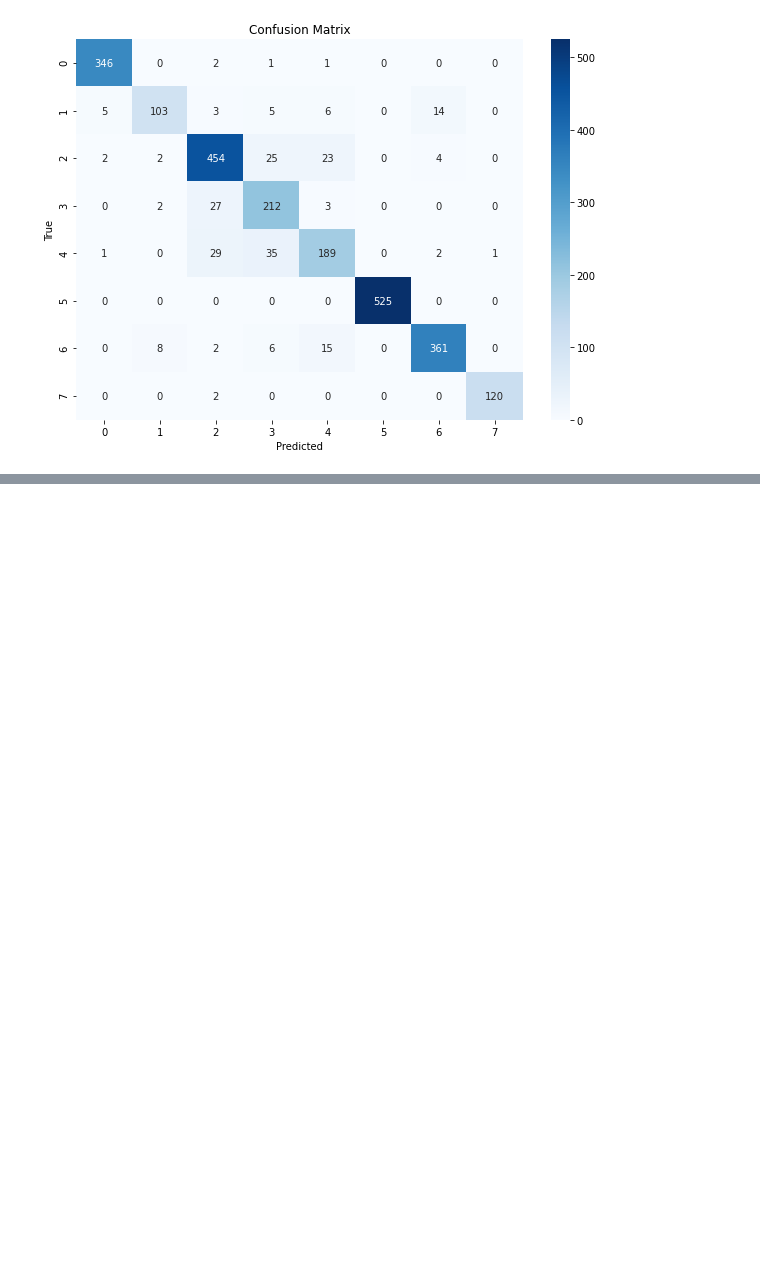
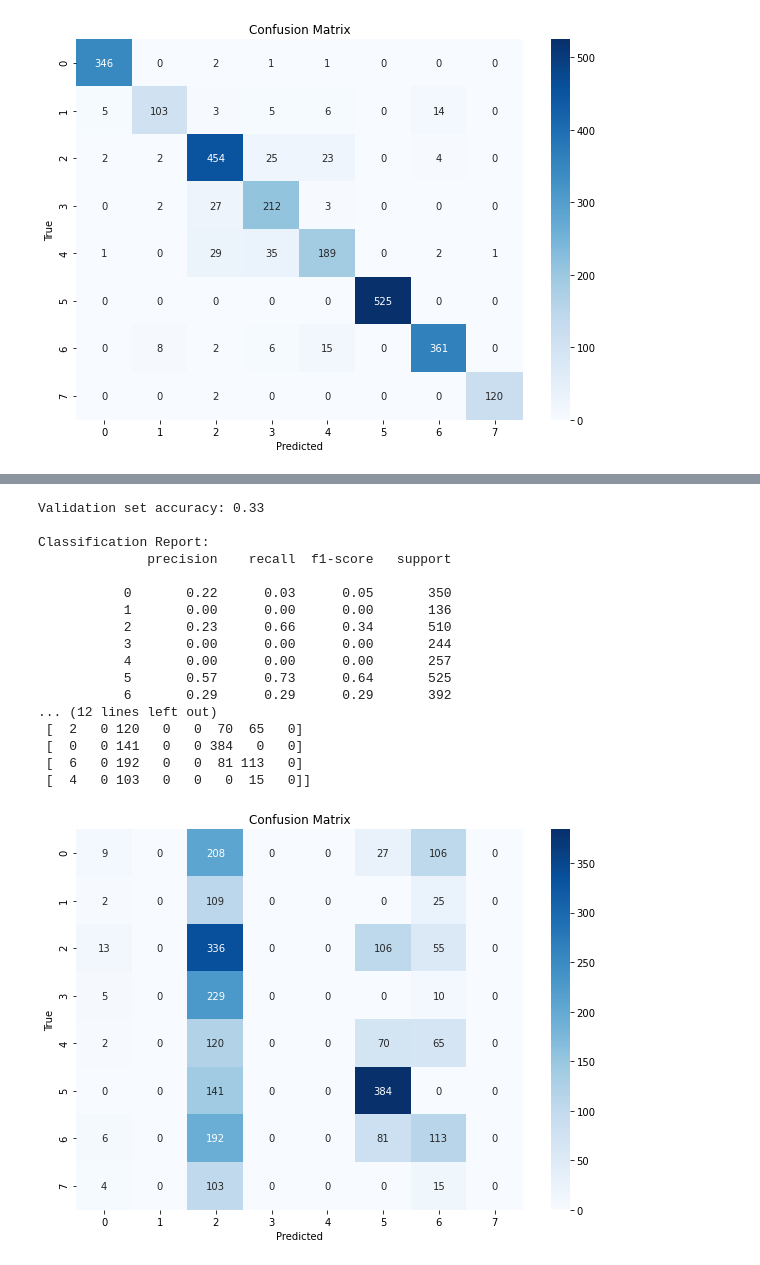
Before and after one commit to Wesleyvdhorst/MLQS_g67, a Jupyter notebook: Own Code/DecisionTree first try.ipynb, the cells around one changed output, grey strips where cells are left out. Saved outputs shown, nothing was run; the diff lists cells and outputs as text; code cells hidden in the pictures; blank space fills up the shorter version.

```diff
--- a/Own Code/DecisionTree first try.ipynb
+++ b/Own Code/DecisionTree first try.ipynb
@@ -121,0 +258,65 @@ Classification Report:
+# %%
+import pandas as pd
+from sklearn.svm import SVC
+from sklearn.metrics import accuracy_score, classification_report, confusion_matrix
+import matplotlib.pyplot as plt
+import seaborn as sns
+
+# Load the datasets
+train_data = pd.read_csv('Sets/train_data.csv')
+val_data = pd.read_csv('Sets/val_data.csv')
+
+# Separate features and labels
+X_train = train_data.drop(columns=['label'])
+y_train = train_data['label']
+X_val = val_data.drop(columns=['label'])
+y_val = val_data['label']
+
+# Initialize the SVM classifier
+svm_classifier = SVC(kernel='rbf', random_state=42)
+
+# Train the SVM classifier on the original training data
+svm_classifier.fit(X_train, y_train)
+
+# Predict the labels for the original validation set
+val_predicted_labels = svm_classifier.predict(X_val)
+
+# Evaluate the accuracy of the model
+accuracy = accuracy_score(y_val, val_predicted_labels)
+print(f'Validation set accuracy: {accuracy:.2f}')
+
+# Print classification report
+print("\nClassification Report:")
+print(classification_report(y_val, val_predicted_labels))
+
+# Print confusion matrix
+conf_matrix = confusion_matrix(y_val, val_predicted_labels)
+print("\nConfusion Matrix:")
+print(conf_matrix)
+
+# Plot the confusion matrix
+plt.figure(figsize=(10, 7))
+sns.heatmap(conf_matrix, annot=True, fmt='d', cmap='Blues', xticklabels=sorted(y_train.unique()), yticklabels=sorted(y_train.unique()))
+plt.xlabel('Predicted')
+plt.ylabel('True')
+plt.title('Confusion Matrix')
+plt.show()
+# %% [output]
+Validation set accuracy: 0.33
+
+Classification Report:
+              precision    recall  f1-score   support
+
+           0       0.22      0.03      0.05       350
+           1       0.00      0.00      0.00       136
+           2       0.23      0.66      0.34       510
+           3       0.00      0.00      0.00       244
+           4       0.00      0.00      0.00       257
+           5       0.57      0.73      0.64       525
+           6       0.29      0.29      0.29       392
+... (12 lines left out)
+ [  2   0 120   0   0  70  65   0]
+ [  0   0 141   0   0 384   0   0]
+ [  6   0 192   0   0  81 113   0]
+ [  4   0 103   0   0   0  15   0]]
+[figure, added]
```
Also changed, not shown: parts of 2 cells of this notebook, 10 other files.
